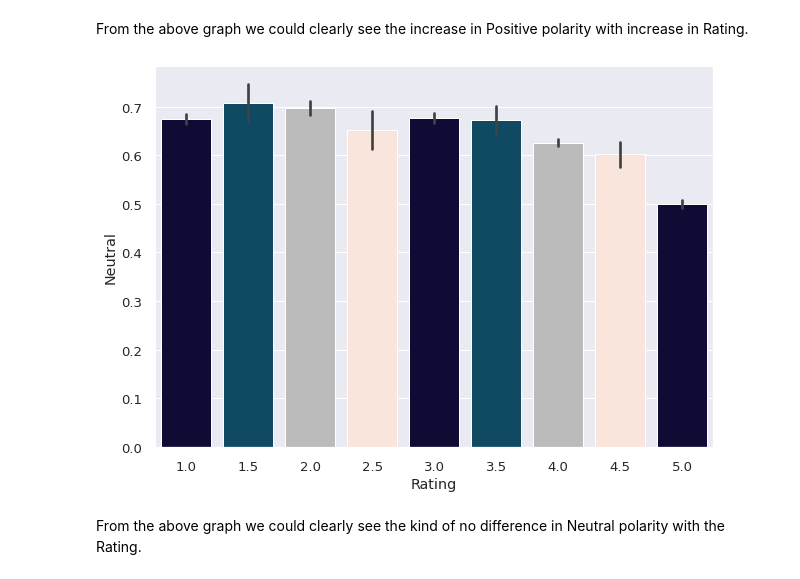
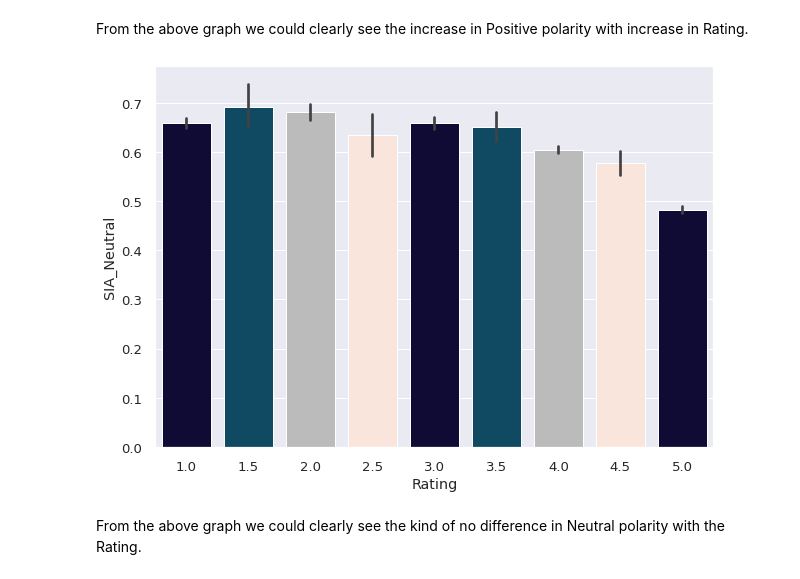
Before and after one commit to SethupathyM/Unsupervised_ML_Clustering_and_Sentiment_Analysis_Zomato_Restaurant, a Jupyter notebook: Zomato_Restaurant_Clustering_and_Sentiment_Analysis_.ipynb, the cells around one changed output. Cells and saved outputs as stored; diff of their text form; code cells hidden in the pictures.

```diff
--- a/Zomato_Restaurant_Clustering_and_Sentiment_Analysis_.ipynb
+++ b/Zomato_Restaurant_Clustering_and_Sentiment_Analysis_.ipynb
@@ -1265,9 +1261,9 @@ barplotpolarity('Rating','Positive',['#FFCC00','#FF6666','#CC0066','#66CCCC'])
 From the above graph we could clearly see the increase in Positive polarity with increase in Rating.
 # %%
 # Neutral Polarity
-barplotpolarity('Rating','Neutral',['#0A043C','#03506F','#BBBBBB','#FFE3D8'])
+barplotpolarity('Rating','SIA_Neutral',['#0A043C','#03506F','#BBBBBB','#FFE3D8'])
 # %% [output]
-[figure, old version]
+[figure, new version]
 # %% [markdown]
 From the above graph we could clearly see the kind of no difference in Neutral polarity with the Rating.
 # %%
```
Also changed, not shown: parts of 27 cells of this notebook.
